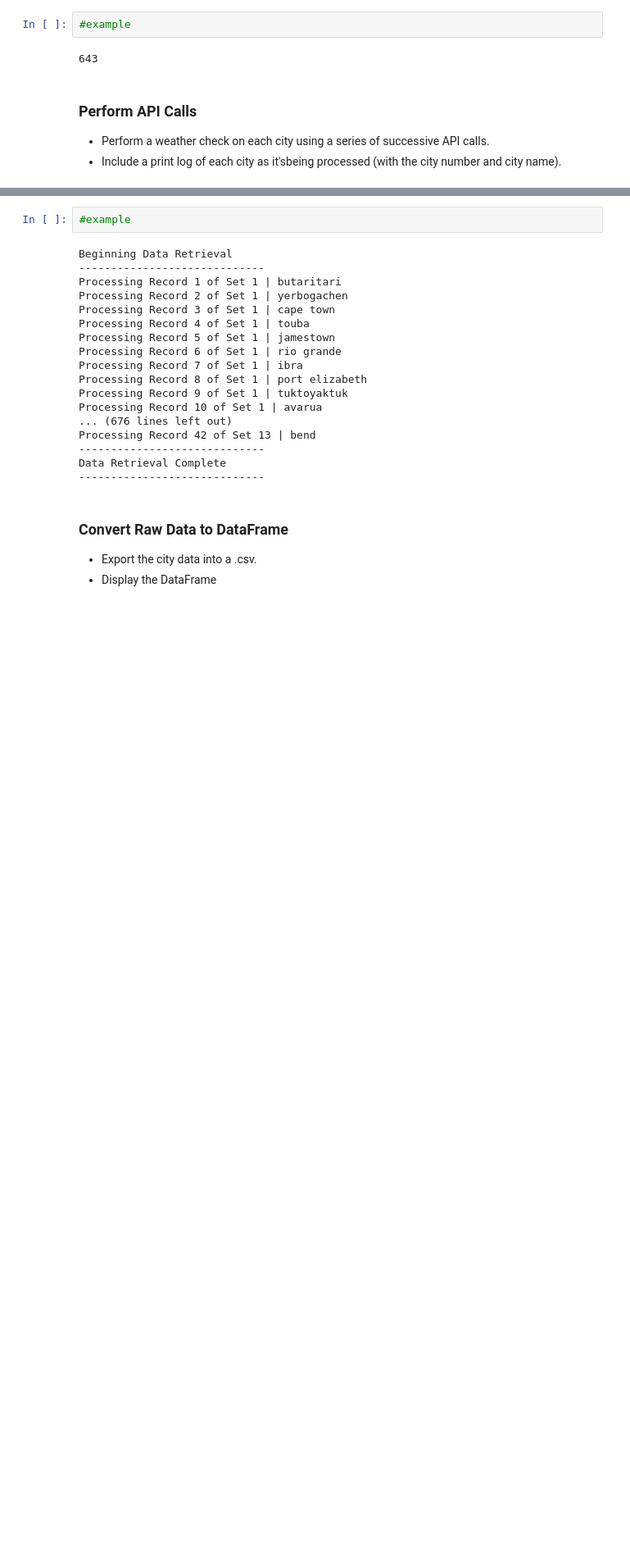
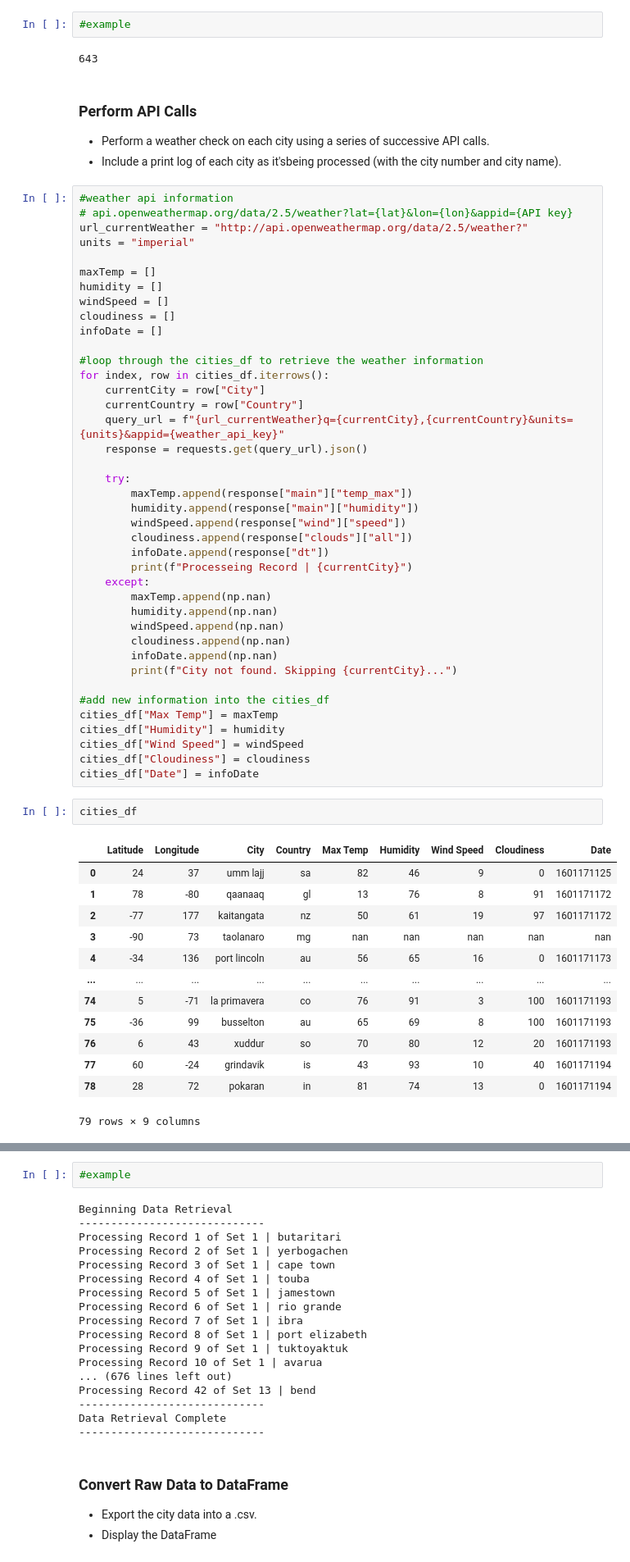
Before and after one commit to meielerol/API-challenge, a Jupyter notebook: WeatherPy.ipynb, the cells around one changed output, grey strips where cells are left out. Shown at 82% size. Drawn from its saved outputs; the diff is of its cells as text; blank space fills up the shorter version.

Commit message:
get data from api

```diff
--- a/WeatherPy.ipynb
+++ b/WeatherPy.ipynb
@@ -110,3 +116,59 @@ len(cities_df)
 ### Perform API Calls
 * Perform a weather check on each city using a series of successive API calls.
 * Include a print log of each city as it'sbeing processed (with the city number and city name).
+# %%
+#weather api information
+# api.openweathermap.org/data/2.5/weather?lat={lat}&lon={lon}&appid={API key}
+url_currentWeather = "http://api.openweathermap.org/data/2.5/weather?"
+units = "imperial"
+
+maxTemp = []
+humidity = []
+windSpeed = []
+cloudiness = []
+infoDate = []
+
+#loop through the cities_df to retrieve the weather information
+for index, row in cities_df.iterrows():
+    currentCity = row["City"]
+    currentCountry = row["Country"]
+    query_url = f"{url_currentWeather}q={currentCity},{currentCountry}&units={units}&appid={weather_api_key}"
+    response = requests.get(query_url).json()
+
+    try:
+        maxTemp.append(response["main"]["temp_max"])
+        humidity.append(response["main"]["humidity"])
+        windSpeed.append(response["wind"]["speed"])
+        cloudiness.append(response["clouds"]["all"])
+        infoDate.append(response["dt"])
+        print(f"Processeing Record | {currentCity}")
+    except:
+        maxTemp.append(np.nan)
+        humidity.append(np.nan)
+        windSpeed.append(np.nan)
+        cloudiness.append(np.nan)
+        infoDate.append(np.nan)
+        print(f"City not found. Skipping {currentCity}...")
+
+#add new information into the cities_df
+cities_df["Max Temp"] = maxTemp
+cities_df["Humidity"] = humidity
+cities_df["Wind Speed"] = windSpeed
+cities_df["Cloudiness"] = cloudiness
+cities_df["Date"] = infoDate
+# %%
+cities_df
+# %% [output]
+|  | Latitude | Longitude | City | Country | Max Temp | Humidity | Wind Speed | Cloudiness | Date |
+| 0 | 24 | 37 | umm lajj | sa | 82 | 46 | 9 | 0 | 1601171125 |
+| 1 | 78 | -80 | qaanaaq | gl | 13 | 76 | 8 | 91 | 1601171172 |
+| 2 | -77 | 177 | kaitangata | nz | 50 | 61 | 19 | 97 | 1601171172 |
+| 3 | -90 | 73 | taolanaro | mg | nan | nan | nan | nan | nan |
+| 4 | -34 | 136 | port lincoln | au | 56 | 65 | 16 | 0 | 1601171173 |
+| ... | ... | ... | ... | ... | ... | ... | ... | ... | ... |
+| 74 | 5 | -71 | la primavera | co | 76 | 91 | 3 | 100 | 1601171193 |
+| 75 | -36 | 99 | busselton | au | 65 | 69 | 8 | 100 | 1601171193 |
+| 76 | 6 | 43 | xuddur | so | 70 | 80 | 12 | 20 | 1601171193 |
+| 77 | 60 | -24 | grindavik | is | 43 | 93 | 10 | 40 | 1601171194 |
+| 78 | 28 | 72 | pokaran | in | 81 | 74 | 13 | 0 | 1601171194 |
+79 rows × 9 columns
```
Also changed, not shown: parts of 6 cells of this notebook.
